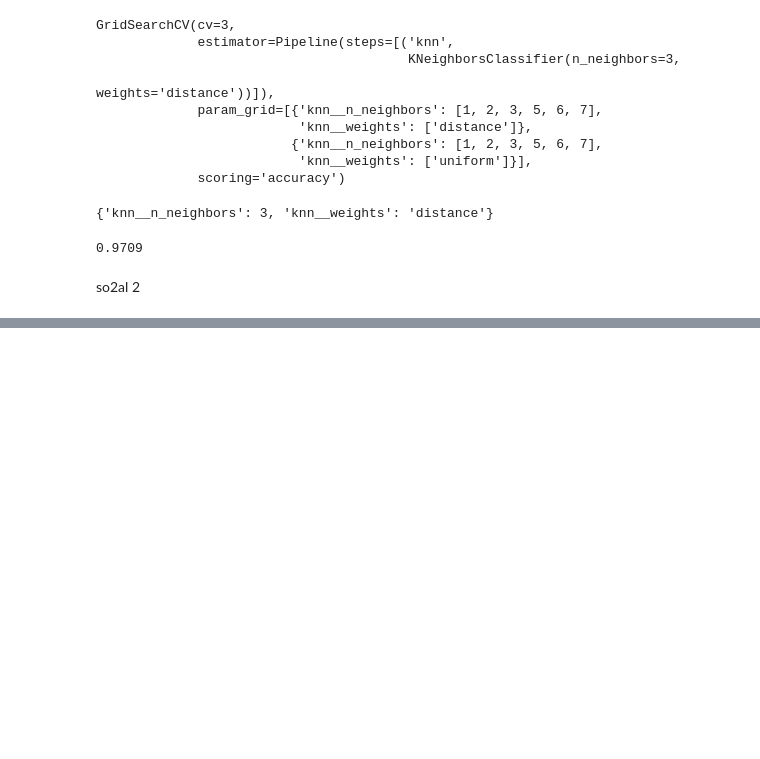
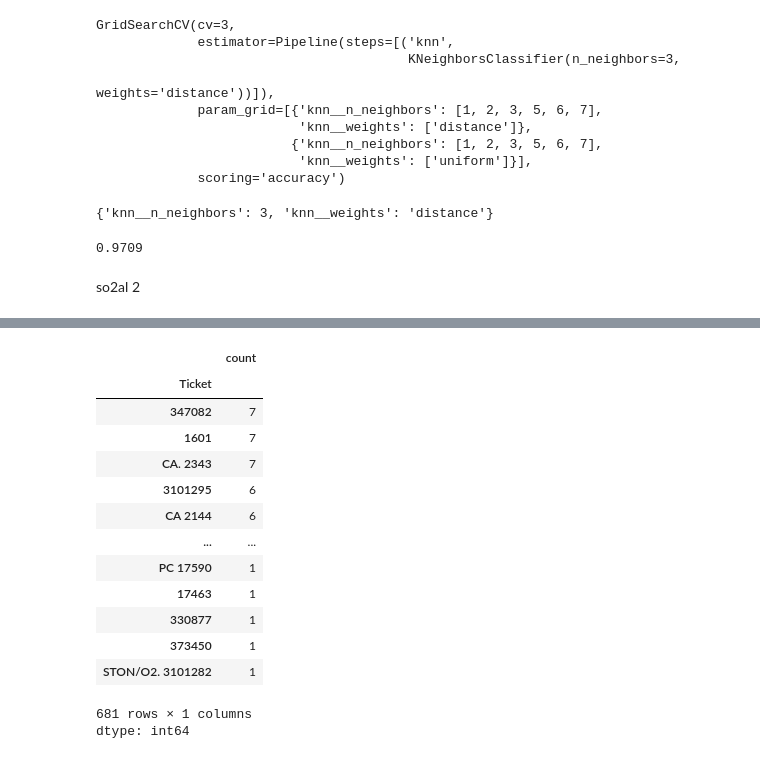
Before and after one commit to ALIAQIL/hands-on-ml-with-scikit-learn-and-pytorch, a Jupyter notebook: 3-Classification/exercises.ipynb, the cells around one changed output, grey strips where cells are left out. Drawn from its saved outputs; the diff is of its cells as text; code cells hidden in the pictures; blank space fills up the shorter version.

```diff
--- a/3-Classification/exercises.ipynb
+++ b/3-Classification/exercises.ipynb
@@ -92,0 +145,18 @@ RuntimeError: output shape not correct
+# %%
+train['Ticket'].value_counts()
+# %% [output]
+|  | count |
+| Ticket |  |
+| 347082 | 7 |
+| 1601 | 7 |
+| CA. 2343 | 7 |
+| 3101295 | 6 |
+| CA 2144 | 6 |
+| ... | ... |
+| PC 17590 | 1 |
+| 17463 | 1 |
+| 330877 | 1 |
+| 373450 | 1 |
+| STON/O2. 3101282 | 1 |
+681 rows × 1 columns
+dtype: int64
```
Also changed, not shown: parts of 28 cells of this notebook.
